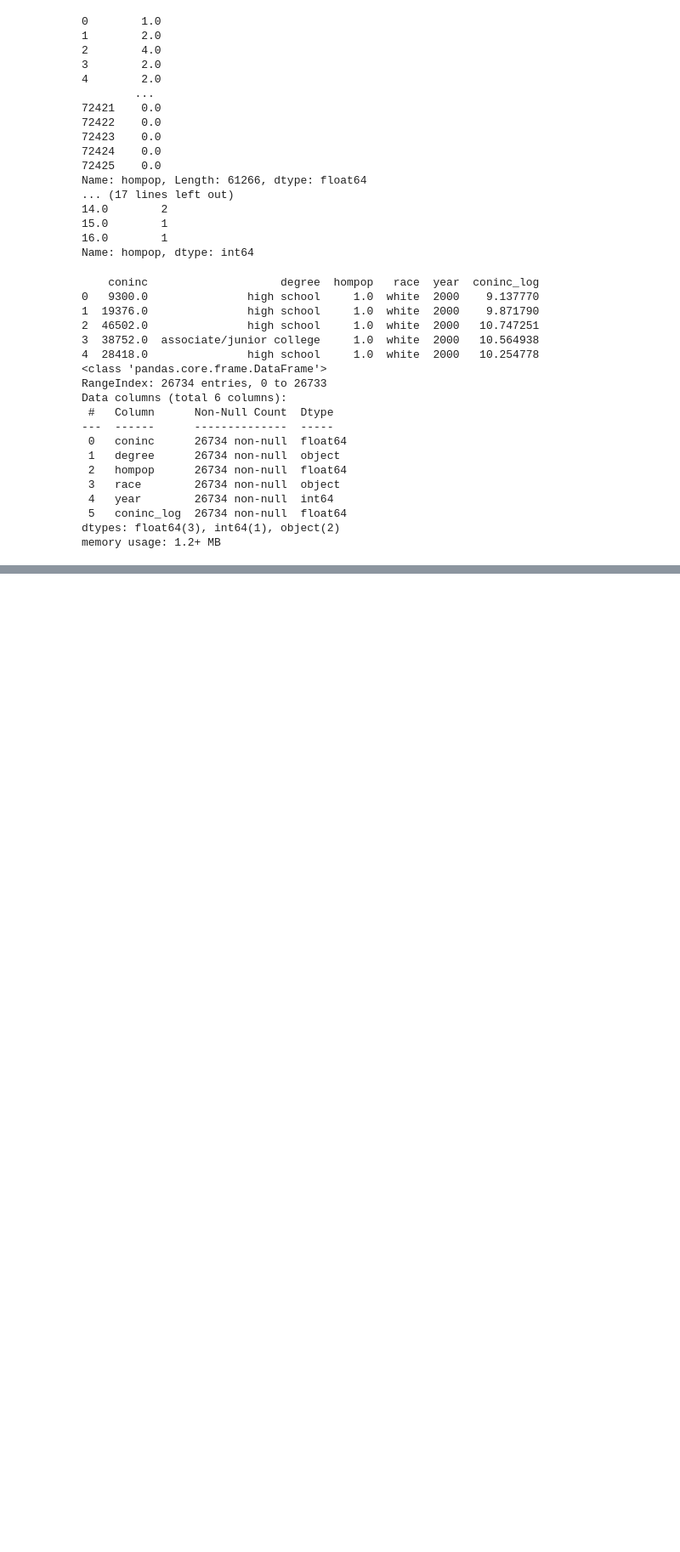
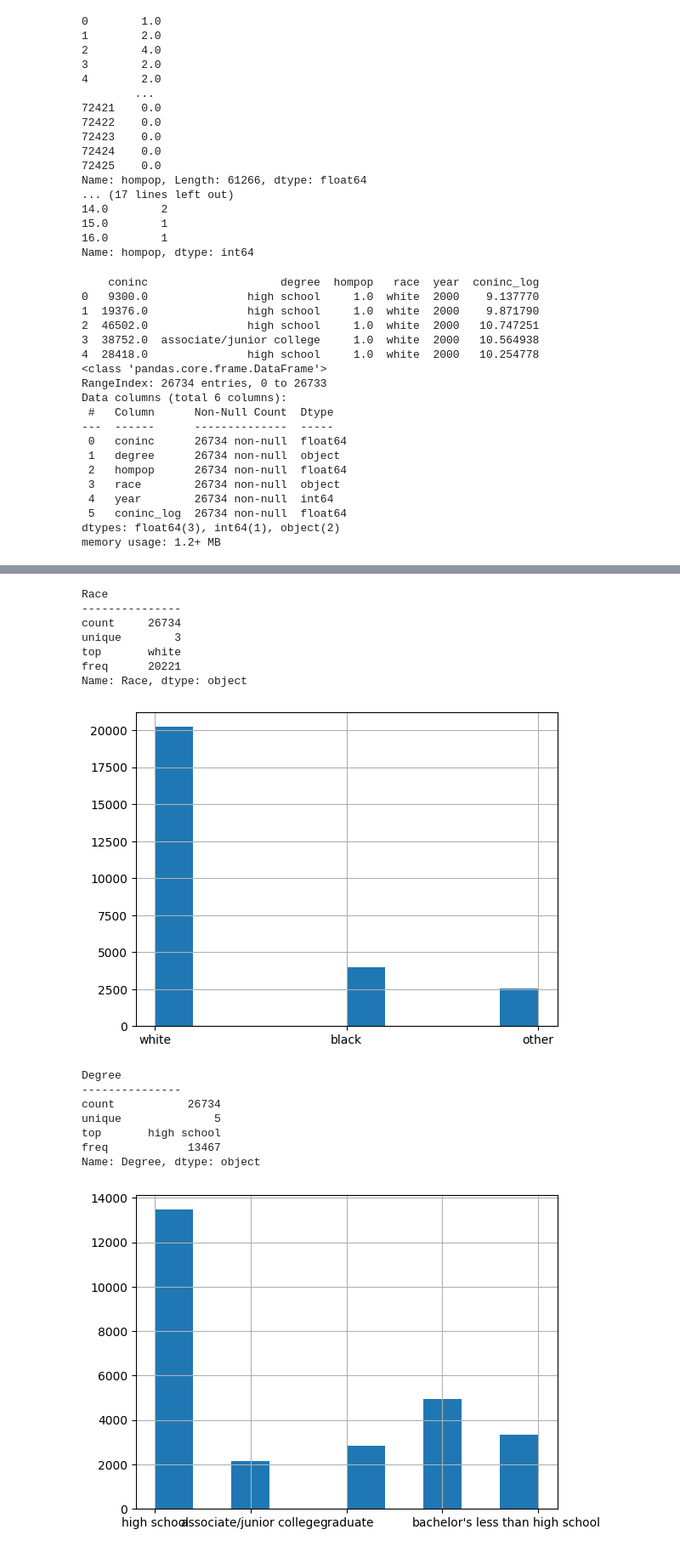
Before and after one commit to DS3001/group7, a Jupyter notebook: Lab1_EDA.ipynb, the cells around one changed output, grey strips where cells are left out. Shown at 85% size. Cells and saved outputs as stored; diff of their text form; code cells hidden in the pictures; blank space fills up the shorter version.

```diff
--- a/Lab1_EDA.ipynb
+++ b/Lab1_EDA.ipynb
@@ -262,0 +300,41 @@ memory usage: 1.2+ MB
+# %%
+#Summary Statistics and EDA for explanatory variables
+from matplotlib import pyplot as plt
+
+#Race
+print("\nRace\n---------------")
+print(filtered_df['Race'].describe())
+
+filtered_df['Race'].hist()
+plt.show()
+
+#Degree
+print("\nDegree\n---------------")
+print(filtered_df['Degree'].describe())
+
+filtered_df['Degree'].hist()
+plt.show()
+
+#HouseholdPopulation
+print("\nHouseholdPopulation\n---------------")
+print(filtered_df['HouseholdPopulation'].describe())
+
+filtered_df['HouseholdPopulation'].hist()
+plt.show()
+# %% [output]
+Race
+---------------
+count     26734
+unique        3
+top       white
+freq      20221
+Name: Race, dtype: object
+[figure, added]
+Degree
+---------------
+count           26734
+unique              5
+top       high school
+freq            13467
+Name: Degree, dtype: object
+[figure, added]
```
Also changed, not shown: parts of 13 cells of this notebook.
